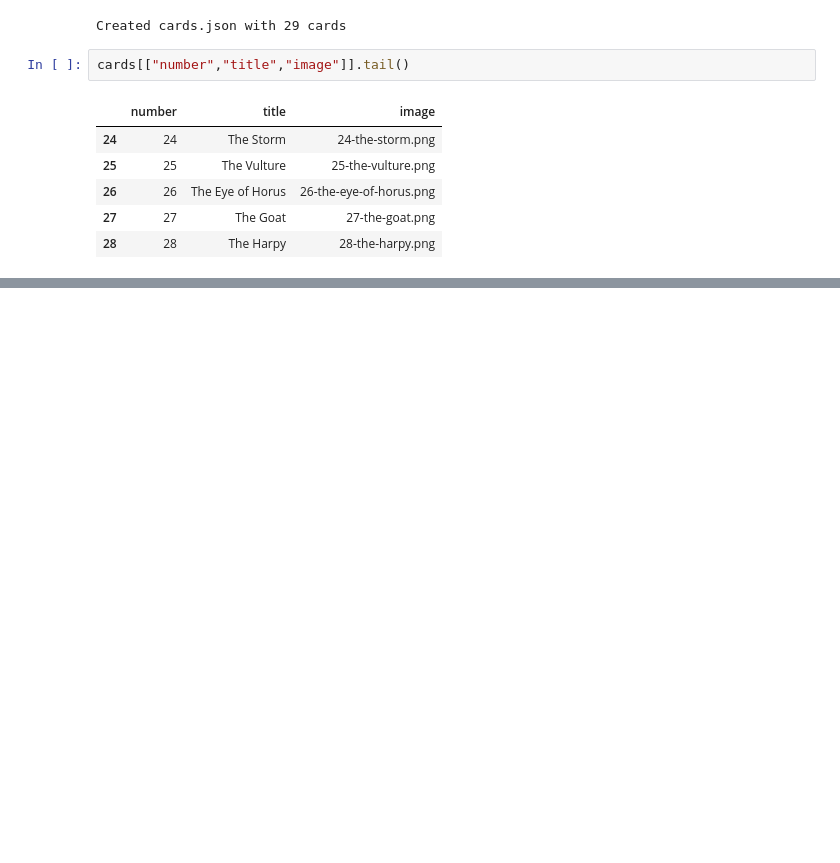
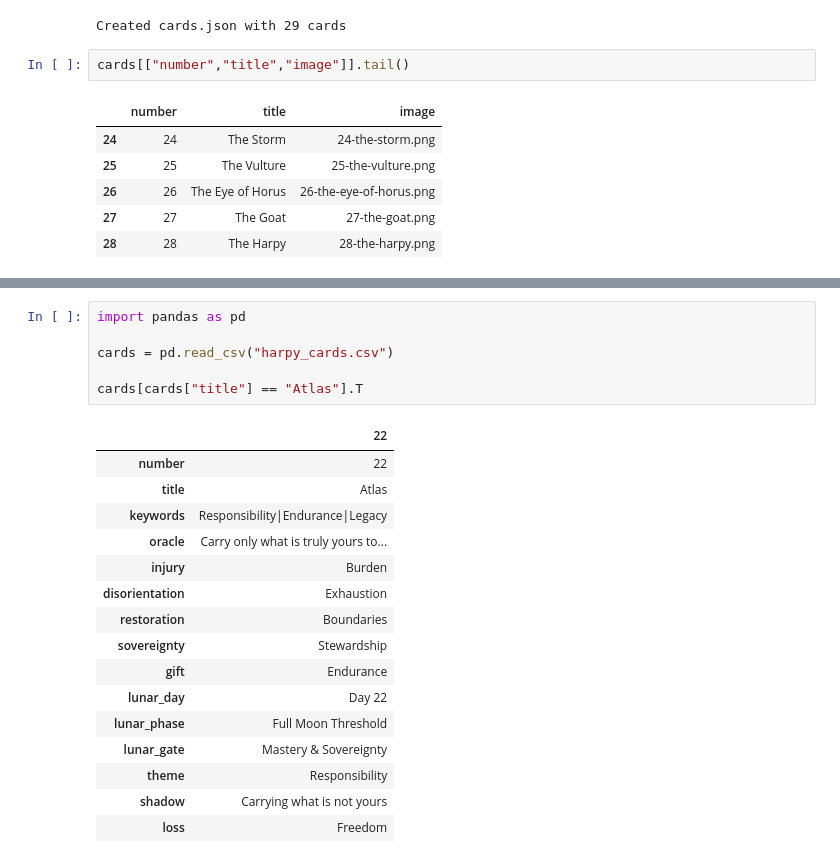
Before and after one commit to Dark-Folio-Press/The-Oracle-Of-Harpies, a Jupyter notebook: notebooks/harpies_deck.ipynb, the cells around one changed output, grey strips where cells are left out. Saved outputs shown, nothing was run; the diff lists cells and outputs as text; blank space fills up the shorter version.

```diff
--- a/notebooks/harpies_deck.ipynb
+++ b/notebooks/harpies_deck.ipynb
@@ -695,0 +807,23 @@ cards[["number","title","image"]].tail()
+# %%
+import pandas as pd
+
+cards = pd.read_csv("harpy_cards.csv")
+
+cards[cards["title"] == "Atlas"].T
+# %% [output]
+|  | 22 |
+| number | 22 |
+| title | Atlas |
+| keywords | Responsibility|Endurance|Legacy |
+| oracle | Carry only what is truly yours to... |
+| injury | Burden |
+| disorientation | Exhaustion |
+| restoration | Boundaries |
+| sovereignty | Stewardship |
+| gift | Endurance |
+| lunar_day | Day 22 |
+| lunar_phase | Full Moon Threshold |
+| lunar_gate | Mastery & Sovereignty |
+| theme | Responsibility |
+| shadow | Carrying what is not yours |
+| loss | Freedom |
```
Also changed, not shown: parts of 26 cells of this notebook, 6 other files.
